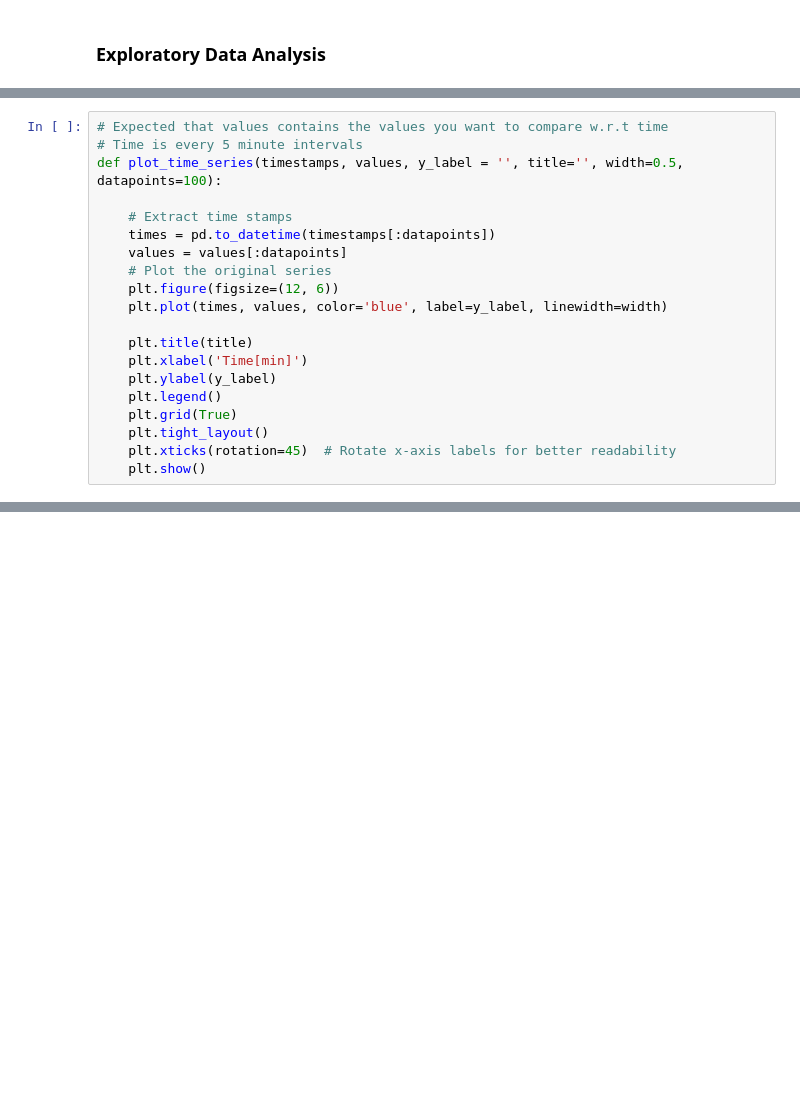
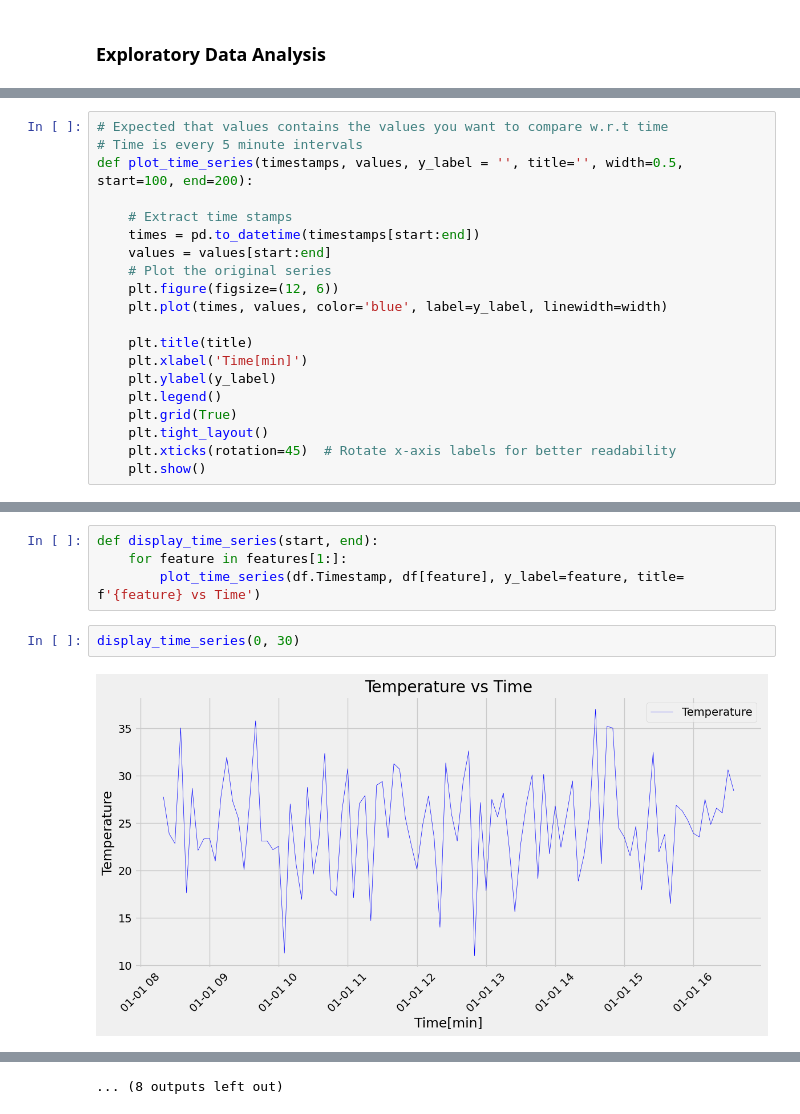
Before and after one commit to Ohm-Rajpal/USRA_Consulting, a Jupyter notebook: DataProcessing/Data Parser.ipynb, the cells around one changed output, grey strips where cells are left out. Cells and saved outputs as stored; diff of their text form; blank space fills up the shorter version.

```diff
--- a/DataProcessing/Data Parser.ipynb
+++ b/DataProcessing/Data Parser.ipynb
@@ -73,11 +77,11 @@ df.describe().transpose()
 # %%
 # Expected that values contains the values you want to compare w.r.t time
 # Time is every 5 minute intervals
-def plot_time_series(timestamps, values, y_label = '', title='', width=0.5, datapoints=100):
+def plot_time_series(timestamps, values, y_label = '', title='', width=0.5, start=100, end=200):
 
     # Extract time stamps
-    times = pd.to_datetime(timestamps[:datapoints])
-    values = values[:datapoints]
+    times = pd.to_datetime(timestamps[start:end])
+    values = values[start:end]
     # Plot the original series
     plt.figure(figsize=(12, 6))
     plt.plot(times, values, color='blue', label=y_label, linewidth=width)
@@ -96,0 +107,8 @@ plot_time_series(df.Timestamp, df.Temperature, 'Temperature', 'Temperature vs Ti
+# %%
+def display_time_series(start, end):
+    for feature in features[1:]:
+        plot_time_series(df.Timestamp, df[feature], y_label=feature, title= f'{feature} vs Time')
+# %%
+display_time_series(0, 30)
+# %% [output]
+[figure, added]
@@ -96,0 +126 @@ plot_time_series(df.Timestamp, df.Temperature, 'Temperature', 'Temperature vs Ti
+... (8 outputs left out)
```
Also changed, not shown: parts of 12 cells of this notebook.
